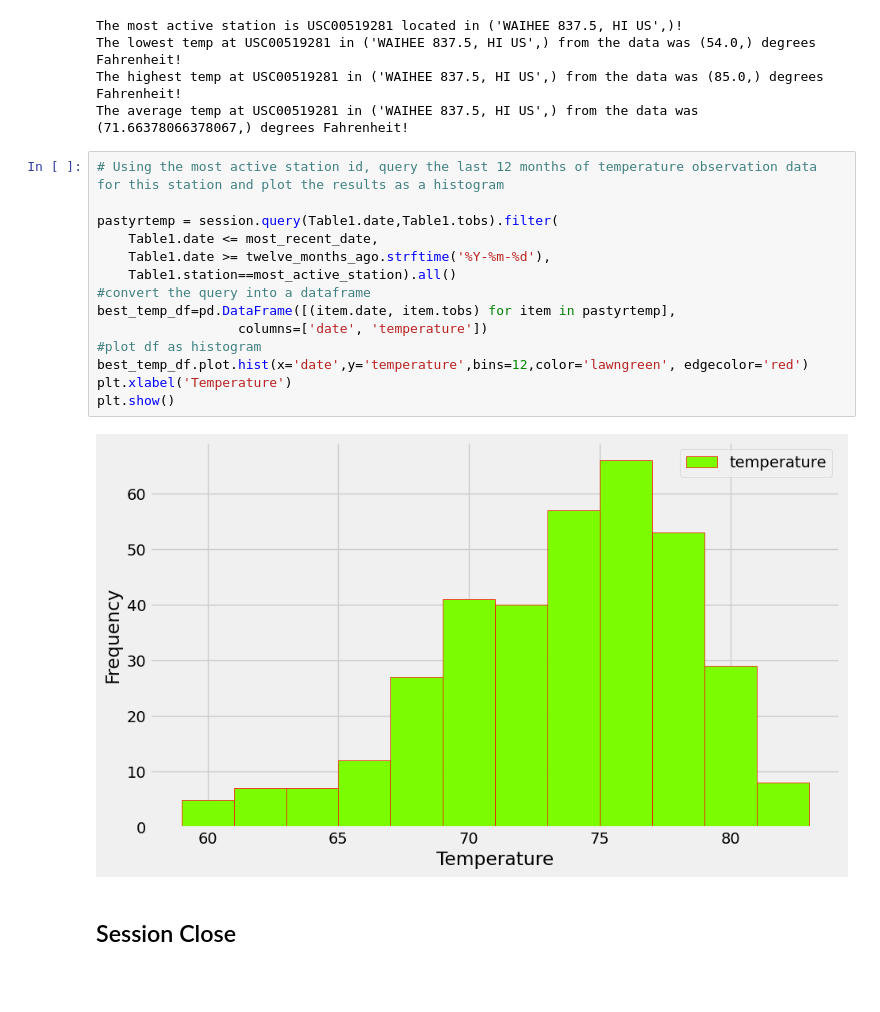
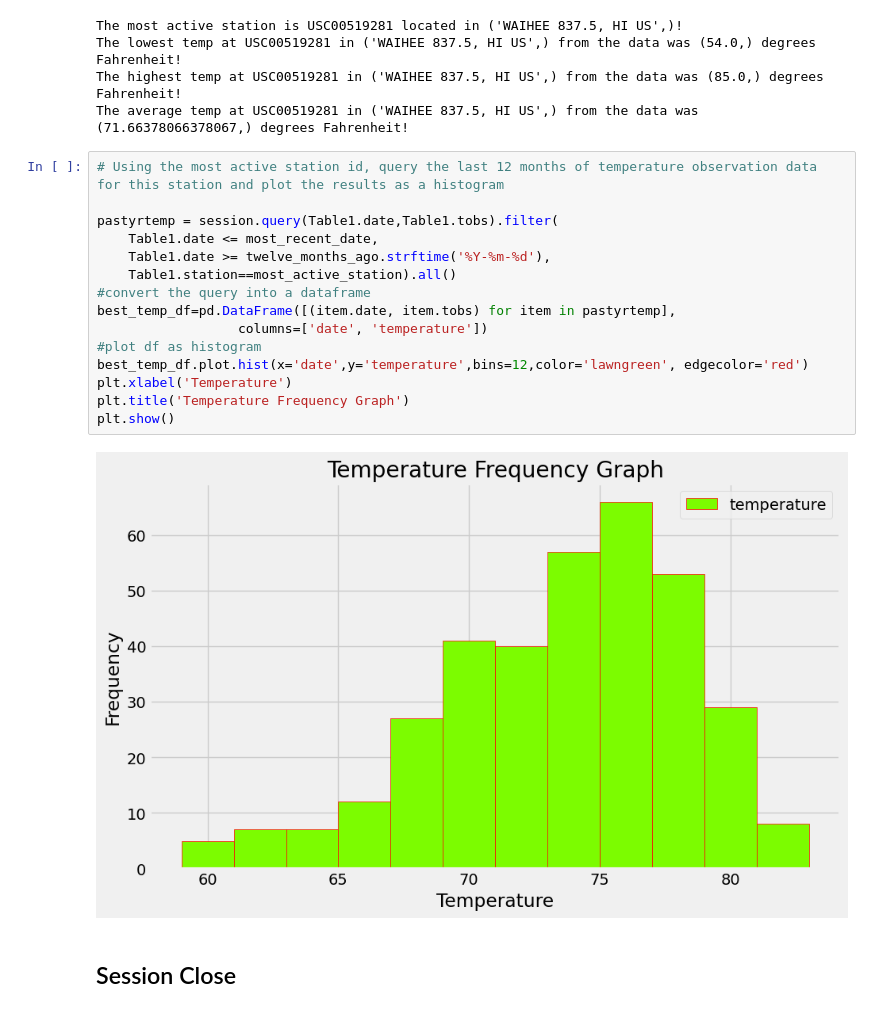
Before and after one commit to JoeyForgetabbait/Hawaii-Weather-SQLAlchemy-API, a Jupyter notebook: Surfsup/climatefinal.ipynb, the cells around one changed output. Drawn from its saved outputs; the diff is of its cells as text; blank space fills up the shorter version.

```diff
--- a/Surfsup/climatepsudeo.ipynb
+++ b/Surfsup/climatefinal.ipynb
@@ -185,19 +189,20 @@ The average temp at USC00519281 in ('WAIHEE 837.5, HI US',) from the data was (7
 # %%
 # Using the most active station id, query the last 12 months of temperature observation data for this station and plot the results as a histogram
 
 pastyrtemp = session.query(Table1.date,Table1.tobs).filter(
     Table1.date <= most_recent_date,
     Table1.date >= twelve_months_ago.strftime('%Y-%m-%d'),
     Table1.station==most_active_station).all()
 #convert the query into a dataframe
 best_temp_df=pd.DataFrame([(item.date, item.tobs) for item in pastyrtemp],
                   columns=['date', 'temperature'])
 #plot df as histogram
 best_temp_df.plot.hist(x='date',y='temperature',bins=12,color='lawngreen', edgecolor='red')
 plt.xlabel('Temperature')
+plt.title('Temperature Frequency Graph')
 plt.show()
 # %% [output]
-[figure, old version]
+[figure, new version]
 # %% [markdown]
 ## Session Close
 # %%
```
Also changed, not shown: parts of 6 cells of this notebook.
